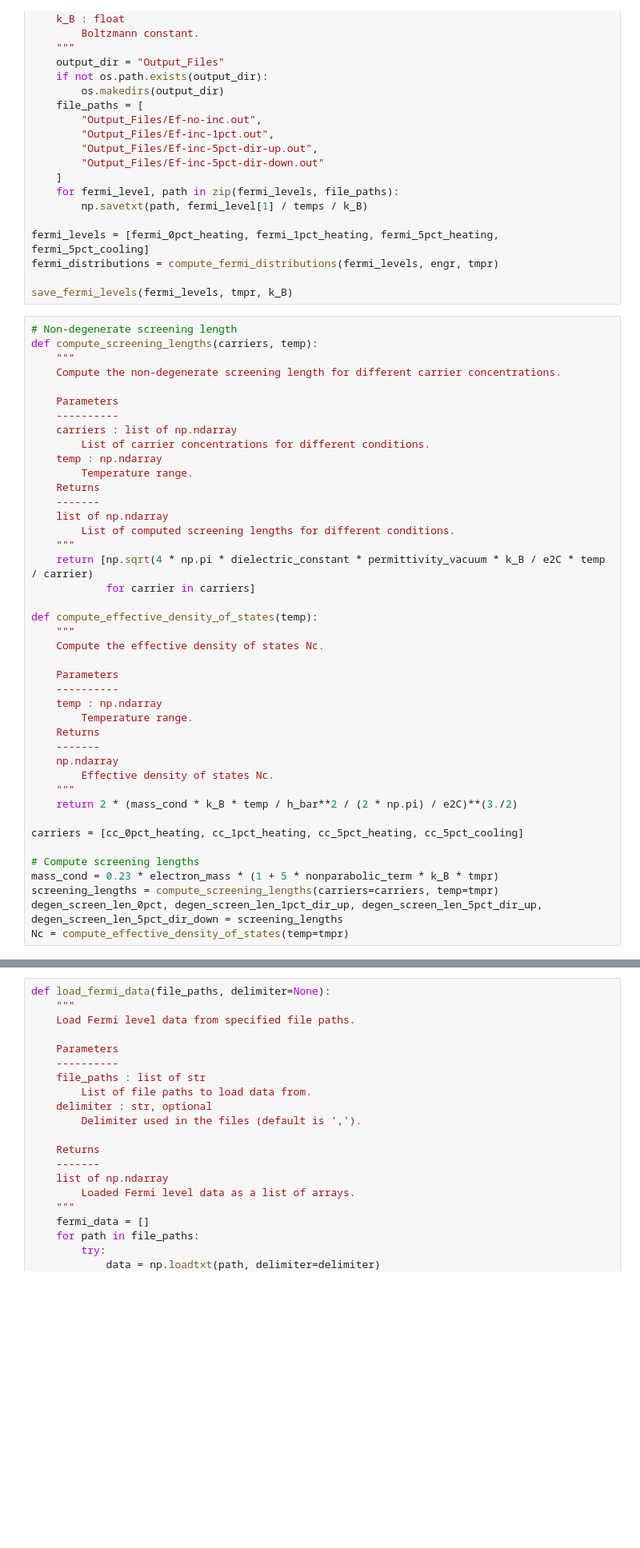
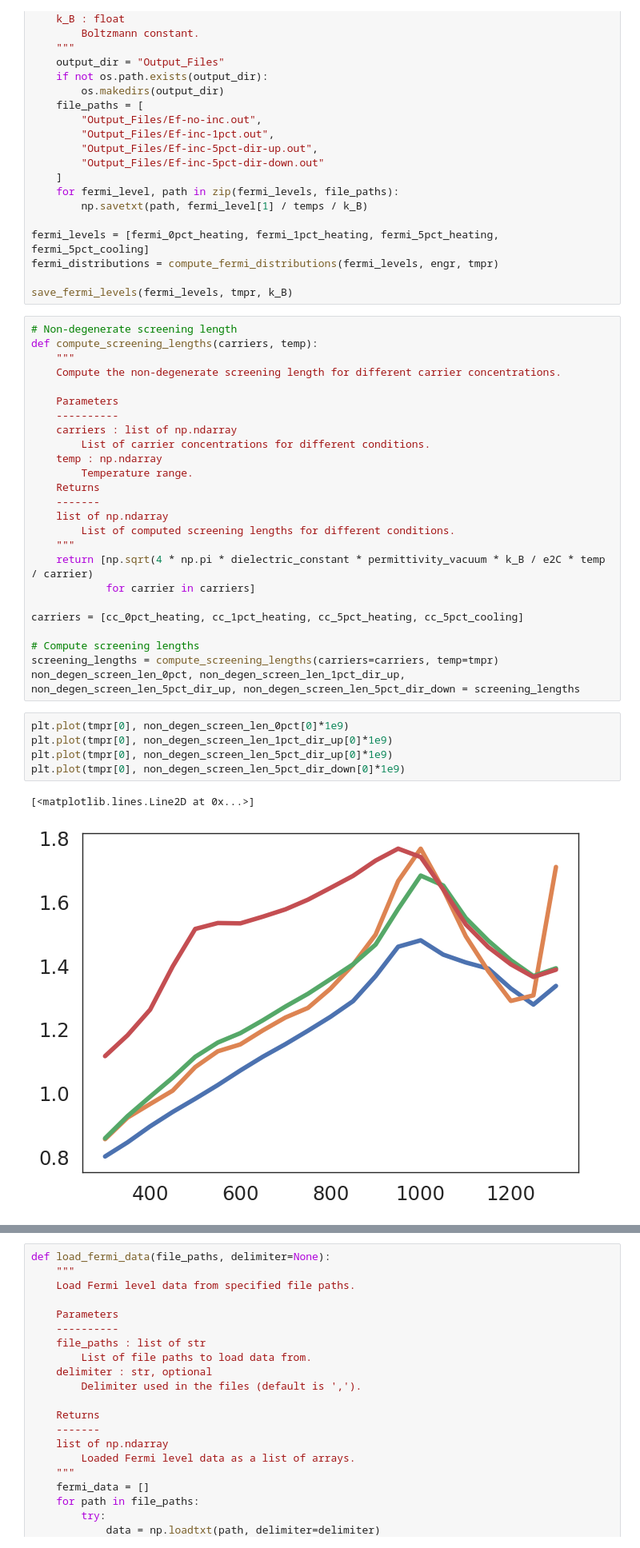
Before and after one commit to ariahosseini/ThermoElectric, a Jupyter notebook: ElectronTransport.ipynb, the cells around one changed output, grey strips where cells are left out. Shown at 80% size. Saved outputs shown, nothing was run; the diff lists cells and outputs as text; blank space fills up the shorter version.

```diff
--- a/ElectronTransport.ipynb
+++ b/ElectronTransport.ipynb
@@ -1759,25 +1981,16 @@ def compute_screening_lengths(carriers, temp):
     return [np.sqrt(4 * np.pi * dielectric_constant * permittivity_vacuum * k_B / e2C * temp / carrier)
             for carrier in carriers]
 
-def compute_effective_density_of_states(temp):
-    """
-    Compute the effective density of states Nc.
-
-    Parameters
-    ----------
-    temp : np.ndarray
-        Temperature range.
-    Returns
-    -------
-    np.ndarray
-        Effective density of states Nc.
-    """
-    return 2 * (mass_cond * k_B * temp / h_bar**2 / (2 * np.pi) / e2C)**(3./2)
-
 carriers = [cc_0pct_heating, cc_1pct_heating, cc_5pct_heating, cc_5pct_cooling]
 
 # Compute screening lengths
-mass_cond = 0.23 * electron_mass * (1 + 5 * nonparabolic_term * k_B * tmpr)
 screening_lengths = compute_screening_lengths(carriers=carriers, temp=tmpr)
-degen_screen_len_0pct, degen_screen_len_1pct_dir_up, degen_screen_len_5pct_dir_up, degen_screen_len_5pct_dir_down = screening_lengths
-Nc = compute_effective_density_of_states(temp=tmpr)
+non_degen_screen_len_0pct, non_degen_screen_len_1pct_dir_up, non_degen_screen_len_5pct_dir_up, non_degen_screen_len_5pct_dir_down = screening_lengths
+# %%
+plt.plot(tmpr[0], non_degen_screen_len_0pct[0]*1e9)
+plt.plot(tmpr[0], non_degen_screen_len_1pct_dir_up[0]*1e9)
+plt.plot(tmpr[0], non_degen_screen_len_5pct_dir_up[0]*1e9)
+plt.plot(tmpr[0], non_degen_screen_len_5pct_dir_down[0]*1e9)
+# %% [output]
+[<matplotlib.lines.Line2D at 0x...>]
+[figure, added]
```
Also changed, not shown: parts of 17 cells of this notebook.
